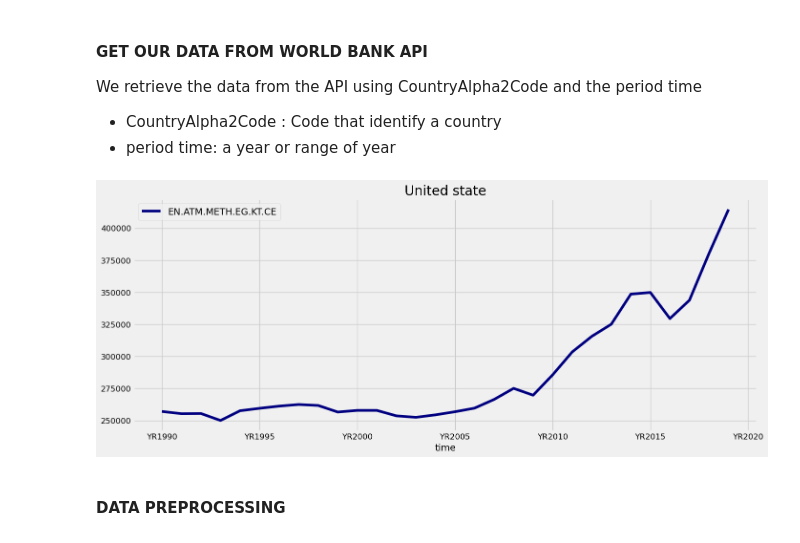
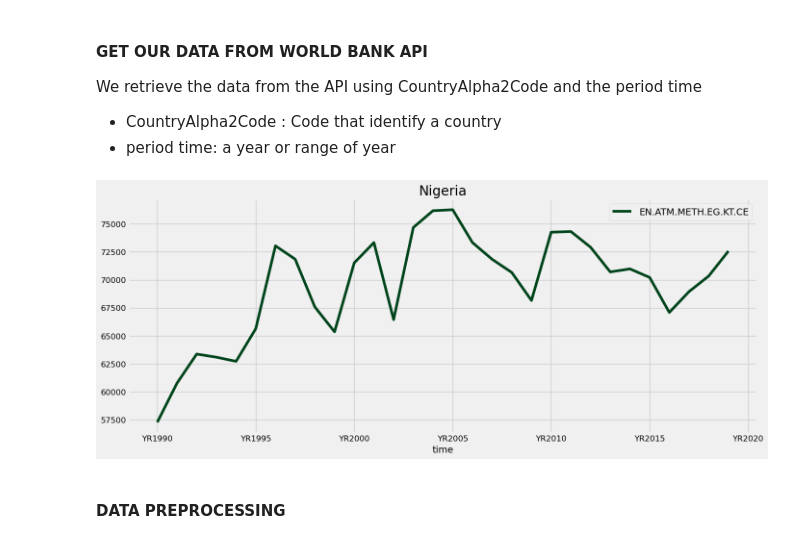
Before and after one commit to abou96/WorldBankProject, a Jupyter notebook: wbgapi.ipynb, the cells around one changed output. Cells and saved outputs as stored; diff of their text form; code cells hidden in the pictures.

```diff
--- a/wbgapi.ipynb
+++ b/wbgapi.ipynb
@@ -105,15 +105,15 @@ class Country :
 
     def plot(self):
         try :
-            self.queryMethaneData().set_index('time').plot(figsize=(15, 6), title= self.name, colormap='jet')
+            self.queryMethaneData().set_index('time').plot(figsize=(15, 6), title= self.name, colormap='Greens_r')
         except :
-            self.queryMethaneData().plot(figsize=(15, 6), title= self.name, colormap='jet')
+            self.queryMethaneData().plot(figsize=(15, 6), title= self.name, colormap='Greens_r')
 # %%
-country = Country('United state', 'USA', [1990, 2026, 1], QUERY_ID)
+country = Country('Nigeria', 'NGA', [1990, 2026, 1], QUERY_ID)
 data_country = country.queryMethaneData()
 country.plot()
 # %% [output]
-[figure, old version]
+[figure, new version]
 # %% [markdown]
 #### DATA PREPROCESSING
 # %%
```
Also changed, not shown: parts of 15 cells of this notebook, 2 other files.
